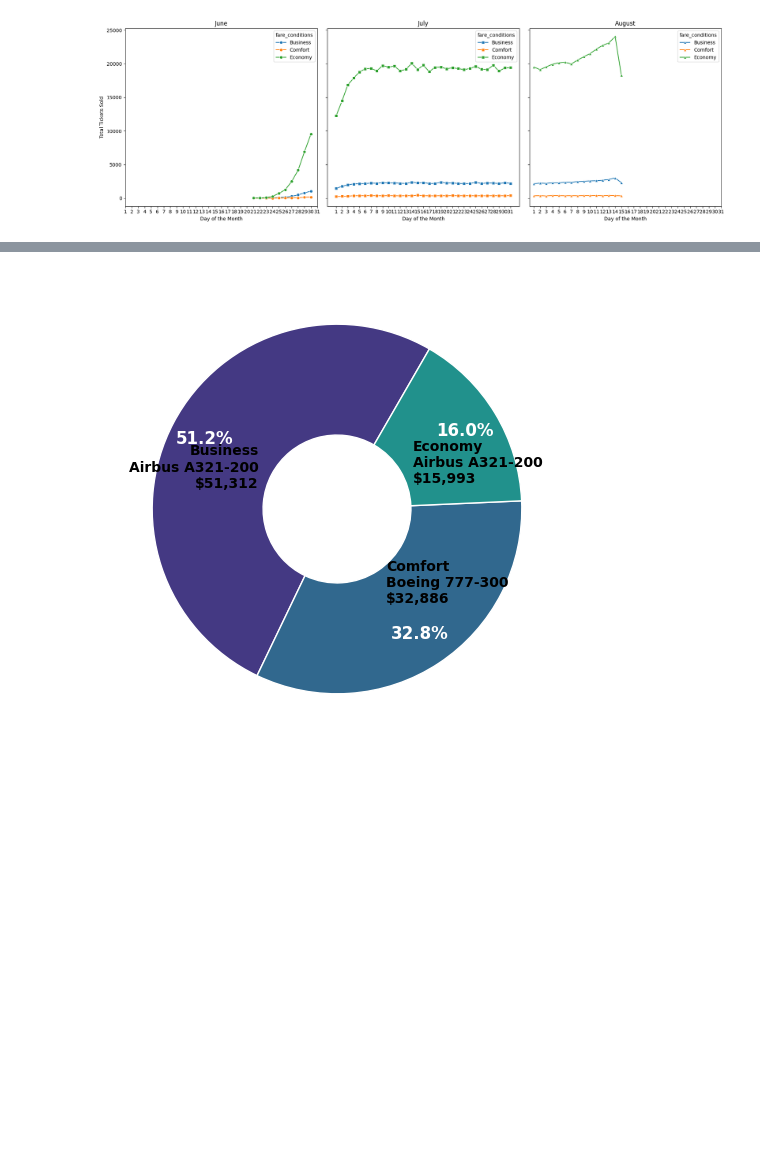
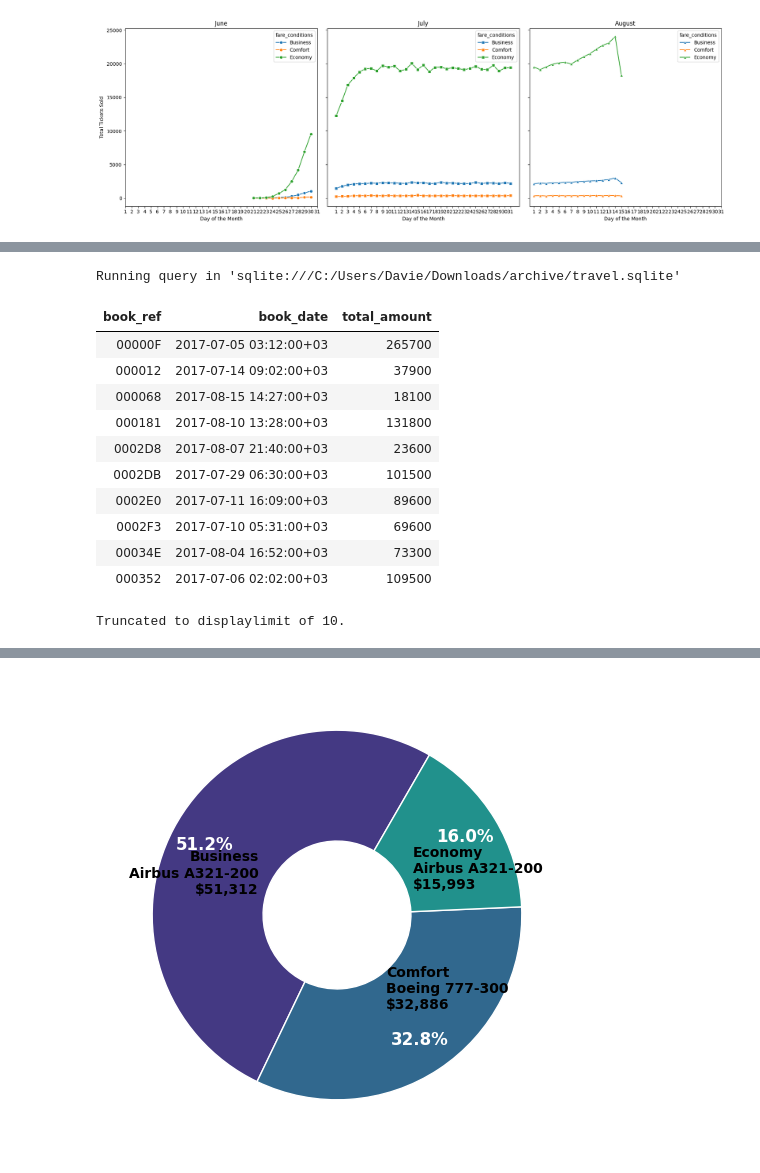
Before and after one commit to Daviedavie100/SQL_Projects, a Jupyter notebook: data.ipynb, the cells around one changed output, grey strips where cells are left out. Saved outputs shown, nothing was run; the diff lists cells and outputs as text; code cells hidden in the pictures; blank space fills up the shorter version.

```diff
--- a/data.ipynb
+++ b/data.ipynb
@@ -1498 +1498,19 @@ Running query in 'sqlite:///C:/Users/Davie/Downloads/archive/travel.sqlite'
 Truncated to displaylimit of 10.
+# %%
+%%sql
+SELECT *
+FROM bookings;
+# %% [output]
+Running query in 'sqlite:///C:/Users/Davie/Downloads/archive/travel.sqlite'
+| book_ref | book_date | total_amount |
+| 00000F | 2017-07-05 03:12:00+03 | 265700 |
+| 000012 | 2017-07-14 09:02:00+03 | 37900 |
+| 000068 | 2017-08-15 14:27:00+03 | 18100 |
+| 000181 | 2017-08-10 13:28:00+03 | 131800 |
+| 0002D8 | 2017-08-07 21:40:00+03 | 23600 |
+| 0002DB | 2017-07-29 06:30:00+03 | 101500 |
+| 0002E0 | 2017-07-11 16:09:00+03 | 89600 |
+| 0002F3 | 2017-07-10 05:31:00+03 | 69600 |
+| 00034E | 2017-08-04 16:52:00+03 | 73300 |
+| 000352 | 2017-07-06 02:02:00+03 | 109500 |
+Truncated to displaylimit of 10.
```
Also changed, not shown: parts of 7 cells of this notebook.
